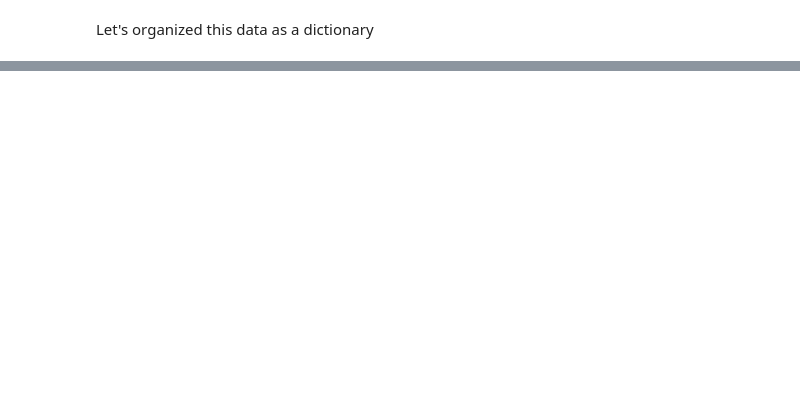
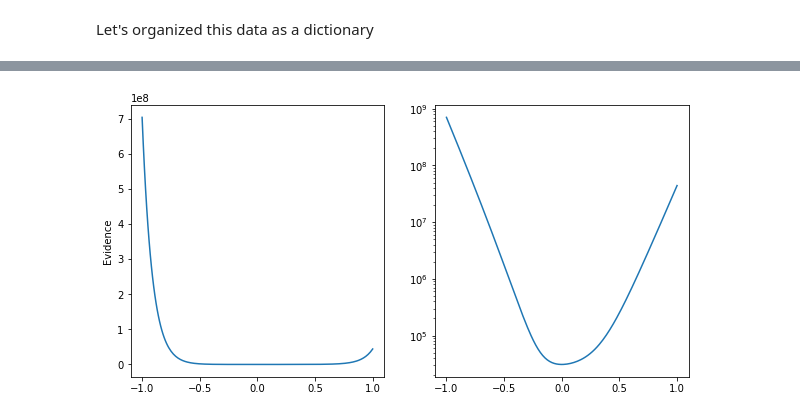
Before and after one commit to LaptopBiologist/gradless, a Jupyter notebook: index.ipynb, the cells around one changed output, grey strips where cells are left out. Cells and saved outputs as stored; diff of their text form; code cells hidden in the pictures; blank space fills up the shorter version.

```diff
--- a/index.ipynb
+++ b/index.ipynb
@@ -636,4 +242,0 @@ for i in tqdm(range(50000)):
-# %%
-
-for i in tqdm(range(50000)):
-    opt.update_params(gradient_reps=1 )
@@ -735,26 +242,0 @@ pyplot.plot([-1,7],[-1,7], color='black')
-# %%
-param_line=numpy.array([true_param]*400)
-print (param_line.shape)
-xmin=50
-param_line[:,2*max_ind]=numpy.linspace(-xmin,xmin,400)
-param_line=param_line.T
-
-cost_asinh=[]
-noisy_cost_asinh=[]
-
-for i in range (400):
-#     print (param_line[:,i].shape)
-    cost_asinh.append(evidence(param_line[:,i], data))
-#     noisy_cost_asinh.append(numpy.mean([ evidence(param_line[:,i], data) for j in range(5)]))
-#     cost_asinh.append( evidence(param_line[:,i], data))
-#     noisy_cost_asinh.append(noisy_evidence(param_line[:,i], data))
-pyplot.figure(figsize=(10,5))
-# ax=pyplot.subplot(121)
-
-
-pyplot.plot(numpy.linspace(-xmin,xmin,400), cost_asinh, c='black',ls='--' ,lw=4, label='asinh neg log-lk')
-pyplot.legend()
-# pyplot.subplot(122)
-
-# pyplot.scatter(numpy.linspace(-xmin,xmin,400), noisy_cost_asinh, c='black', label='asinh neg log-lk')
-pyplot.legend()
@@ -766,0 +255,16 @@ Okay, now let's try this again with the noisy likelihood
+# %%
+param_line=true_param[:,None]+numpy.linspace(-1,1,200)*(starts-true_param)[:,None]
+cost=[]
+noisy_cost=[]
+for i in range (200):
+    cost.append(evidence(param_line[:,i], data))
+
+pyplot.figure(figsize=(10,5))
+pyplot.subplot(121)
+pyplot.plot(numpy.linspace(-1,1,200), cost)
+pyplot.ylabel('Evidence')
+pyplot.subplot(122)
+pyplot.plot(numpy.linspace(-1,1,200), cost)
+pyplot.yscale('log')
+# %% [output]
+[figure, added]
```
Also changed, not shown: parts of 153 cells of this notebook, 30 other files.
